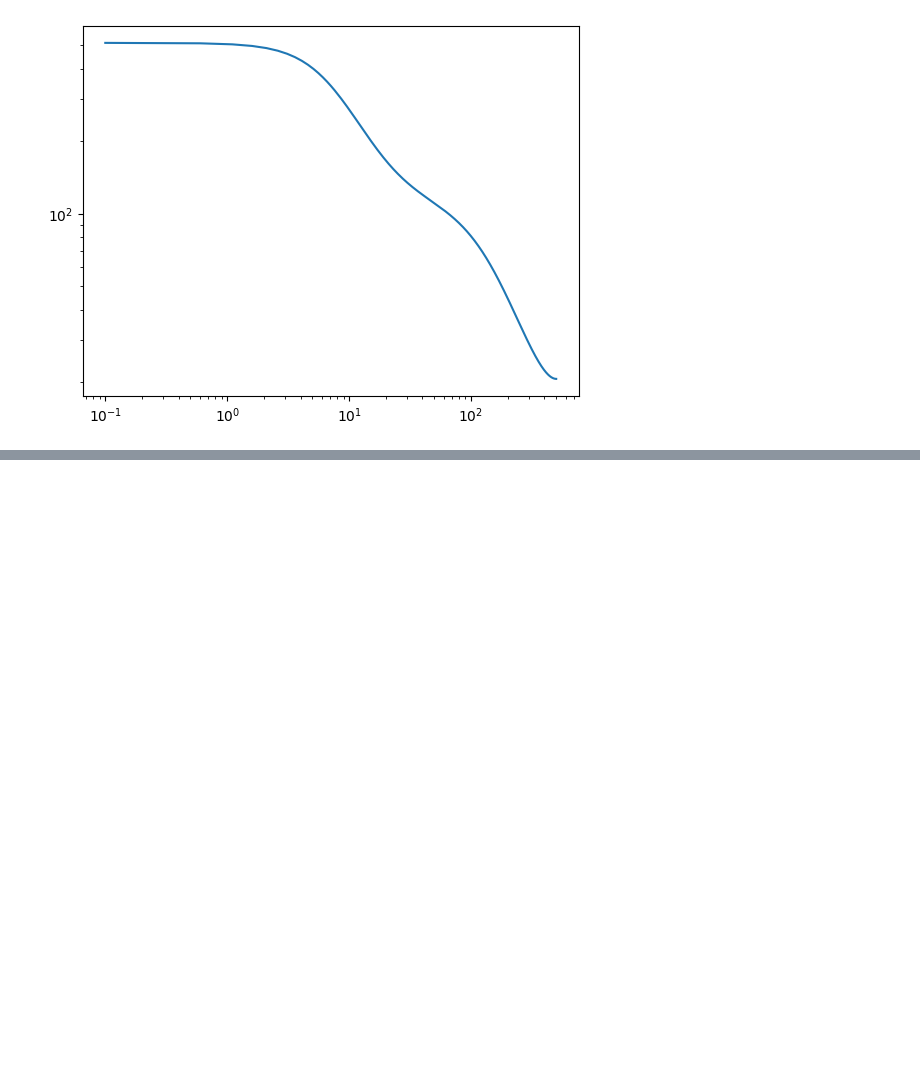
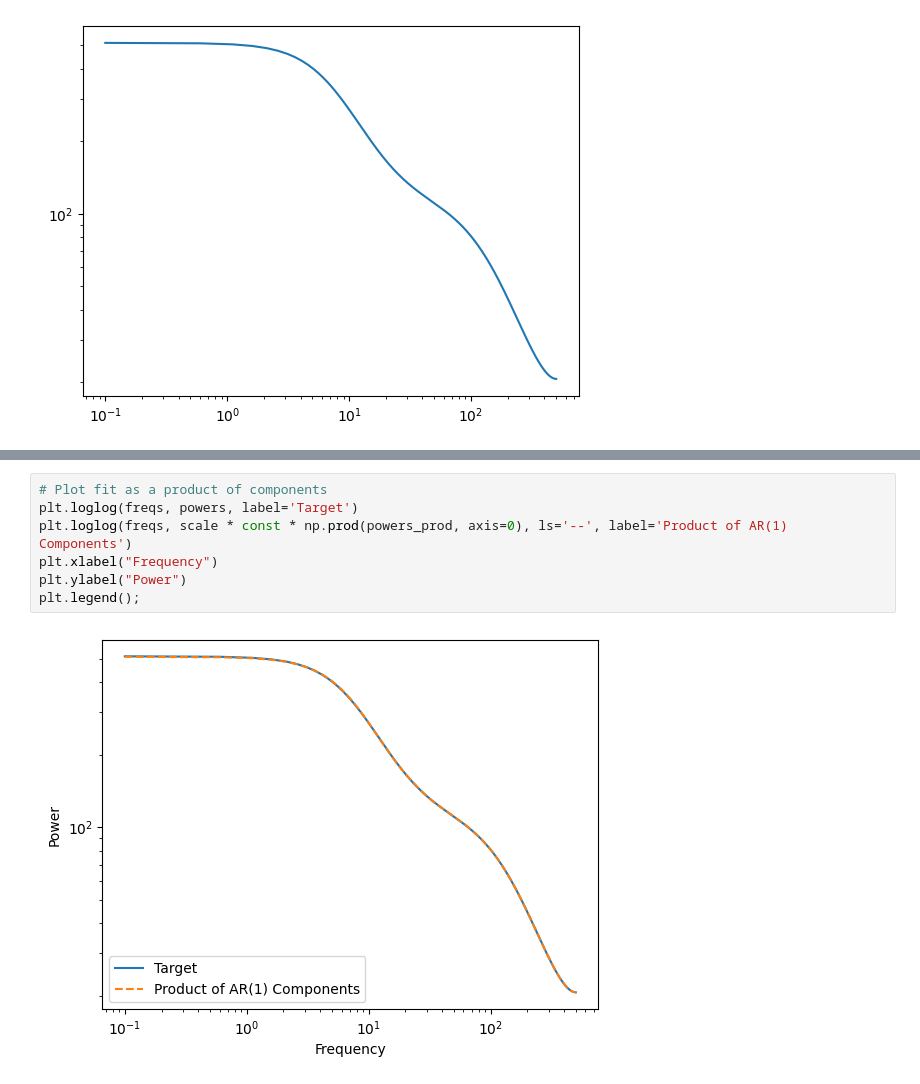
Before and after one commit to voytekresearch/timescale-methods, a Jupyter notebook: docs/examples/everything_is_a_timescale.ipynb, the cells around one changed output, grey strips where cells are left out. Saved outputs shown, nothing was run; the diff lists cells and outputs as text; blank space fills up the shorter version.

```diff
--- a/docs/examples/everything_is_a_timescale.ipynb
+++ b/docs/examples/everything_is_a_timescale.ipynb
@@ -93,0 +98,9 @@ for _powers in powers_prod:
+# %%
+# Plot fit as a product of components
+plt.loglog(freqs, powers, label='Target')
+plt.loglog(freqs, scale * const * np.prod(powers_prod, axis=0), ls='--', label='Product of AR(1) Components')
+plt.xlabel("Frequency")
+plt.ylabel("Power")
+plt.legend();
+# %% [output]
+[figure, added]
```
Also changed, not shown: parts of 9 cells of this notebook.
